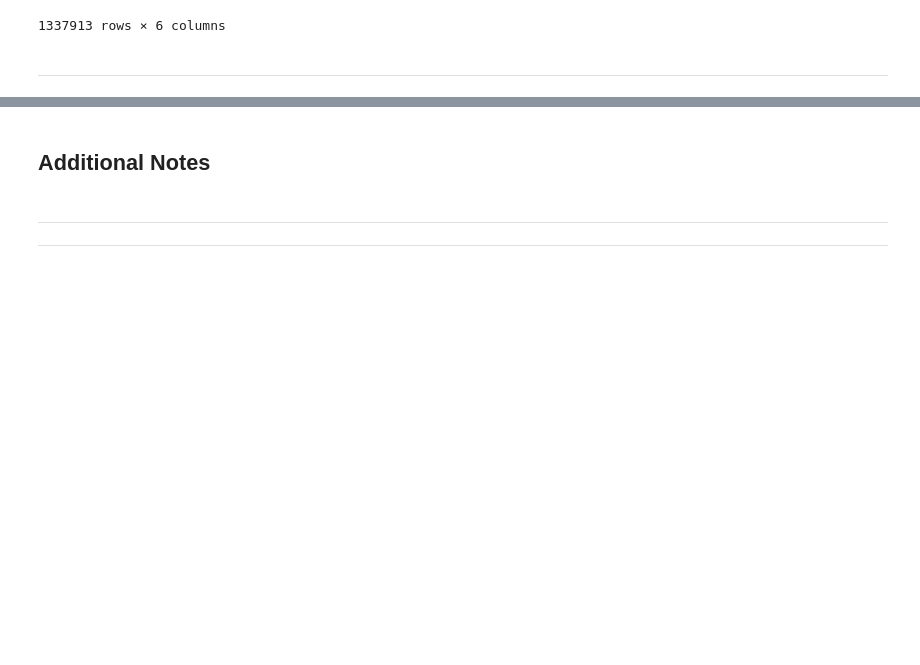
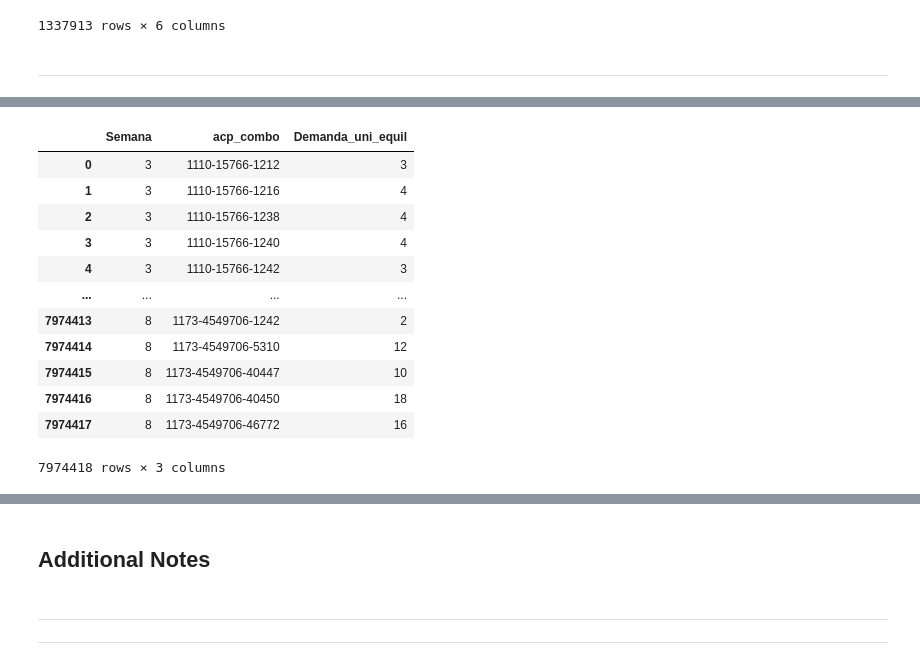
Before and after one commit to Roberto919/abx_answers, a Jupyter notebook: notebooks/abxrp_nb.ipynb, the cells around one changed output, grey strips where cells are left out. Drawn from its saved outputs; the diff is of its cells as text; code cells hidden in the pictures; blank space fills up the shorter version.

```diff
--- a/notebooks/abxrp_nb.ipynb
+++ b/notebooks/abxrp_nb.ipynb
@@ -248,0 +290,20 @@ dfts
+# %%
+dfx["acp_combo"] = dfx["Agencia_ID"].astype(str) + "-" + dfx["Cliente_ID"].astype(str) + "-" + dfx["Producto_ID"].astype(str)
+
+dfx = dfx.loc[:, ["Semana", "acp_combo", "Demanda_uni_equil"]]
+# %%
+dfx
+# %% [output]
+|  | Semana | acp_combo | Demanda_uni_equil |
+| 0 | 3 | 1110-15766-1212 | 3 |
+| 1 | 3 | 1110-15766-1216 | 4 |
+| 2 | 3 | 1110-15766-1238 | 4 |
+| 3 | 3 | 1110-15766-1240 | 4 |
+| 4 | 3 | 1110-15766-1242 | 3 |
+| ... | ... | ... | ... |
+| 7974413 | 8 | 1173-4549706-1242 | 2 |
+| 7974414 | 8 | 1173-4549706-5310 | 12 |
+| 7974415 | 8 | 1173-4549706-40447 | 10 |
+| 7974416 | 8 | 1173-4549706-40450 | 18 |
+| 7974417 | 8 | 1173-4549706-46772 | 16 |
+7974418 rows × 3 columns
```
Also changed, not shown: parts of 22 cells of this notebook.
